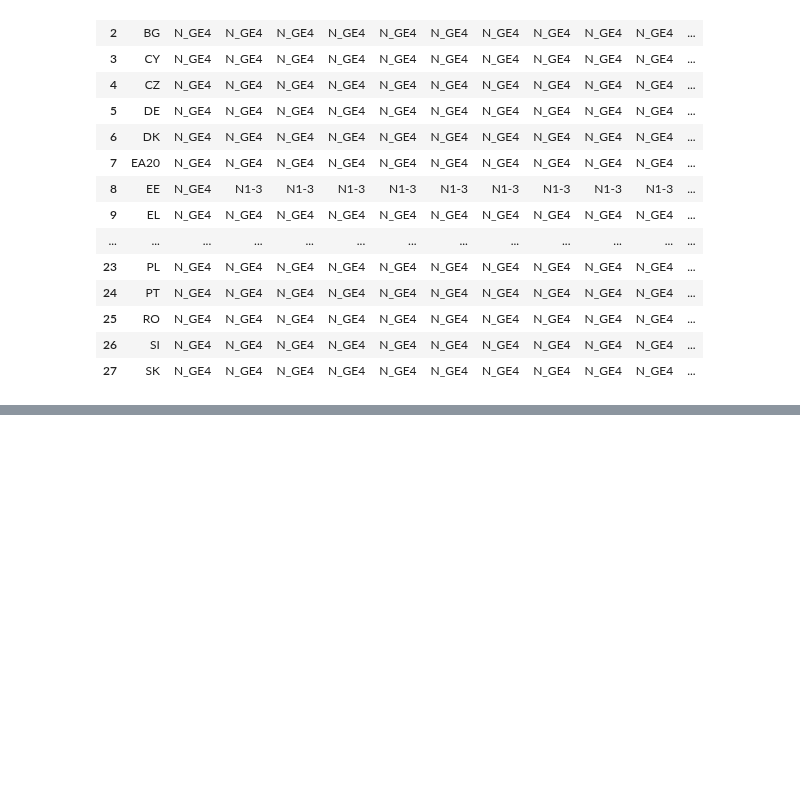
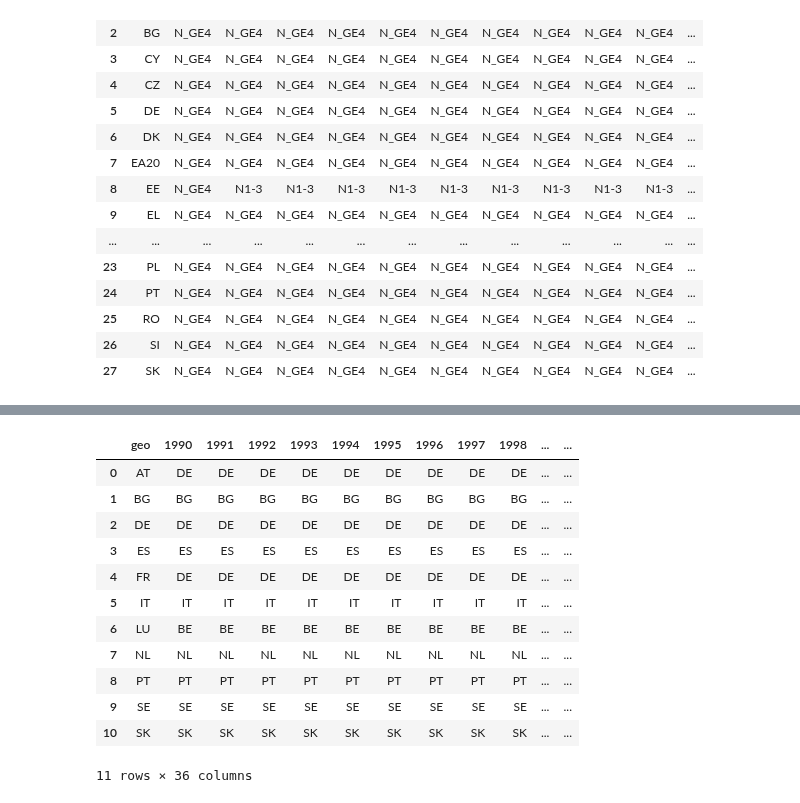
Before and after one commit to 0x4rt3m1s/EUFLOW, a Jupyter notebook: analysis.ipynb, the cells around one changed output, grey strips where cells are left out. Cells and saved outputs as stored; diff of their text form; code cells hidden in the pictures; blank space fills up the shorter version.

```diff
--- a/analysis.ipynb
+++ b/analysis.ipynb
@@ -563,0 +596,23 @@ in_EU_id_max_night
+# %%
+# Most popular country of origin per destination
+banned_values_residence = ['WORLD']
+filtered_arnraw = arnraw_cleaned[~arnraw_cleaned['c_resid'].isin(banned_values_residence)]
+c_resid_arnraw_geo = filtered_arnraw.groupby(['geo', 'c_resid'])[years_arnraw].sum().reset_index()
+c_resid_arnraw_geo_account = c_resid_arnraw_geo['c_resid'].values
+c_resid_arnraw_geo_id_max = c_resid_arnraw_geo.groupby('geo')[years_arnraw].idxmax().reset_index()
+c_resid_arnraw_geo_id_max[years_arnraw] = c_resid_arnraw_geo_id_max[years_arnraw].apply(lambda x: c_resid_arnraw_geo.loc[x, 'c_resid'].values)
+c_resid_arnraw_geo_id_max
+# %% [output]
+|  | geo | 1990 | 1991 | 1992 | 1993 | 1994 | 1995 | 1996 | 1997 | 1998 | ... | ... |
+| 0 | AT | DE | DE | DE | DE | DE | DE | DE | DE | DE | ... | ... |
+| 1 | BG | BG | BG | BG | BG | BG | BG | BG | BG | BG | ... | ... |
+| 2 | DE | DE | DE | DE | DE | DE | DE | DE | DE | DE | ... | ... |
+| 3 | ES | ES | ES | ES | ES | ES | ES | ES | ES | ES | ... | ... |
+| 4 | FR | DE | DE | DE | DE | DE | DE | DE | DE | DE | ... | ... |
+| 5 | IT | IT | IT | IT | IT | IT | IT | IT | IT | IT | ... | ... |
+| 6 | LU | BE | BE | BE | BE | BE | BE | BE | BE | BE | ... | ... |
+| 7 | NL | NL | NL | NL | NL | NL | NL | NL | NL | NL | ... | ... |
+| 8 | PT | PT | PT | PT | PT | PT | PT | PT | PT | PT | ... | ... |
+| 9 | SE | SE | SE | SE | SE | SE | SE | SE | SE | SE | ... | ... |
+| 10 | SK | SK | SK | SK | SK | SK | SK | SK | SK | SK | ... | ... |
+11 rows × 36 columns
```
Also changed, not shown: parts of 5 cells of this notebook.
